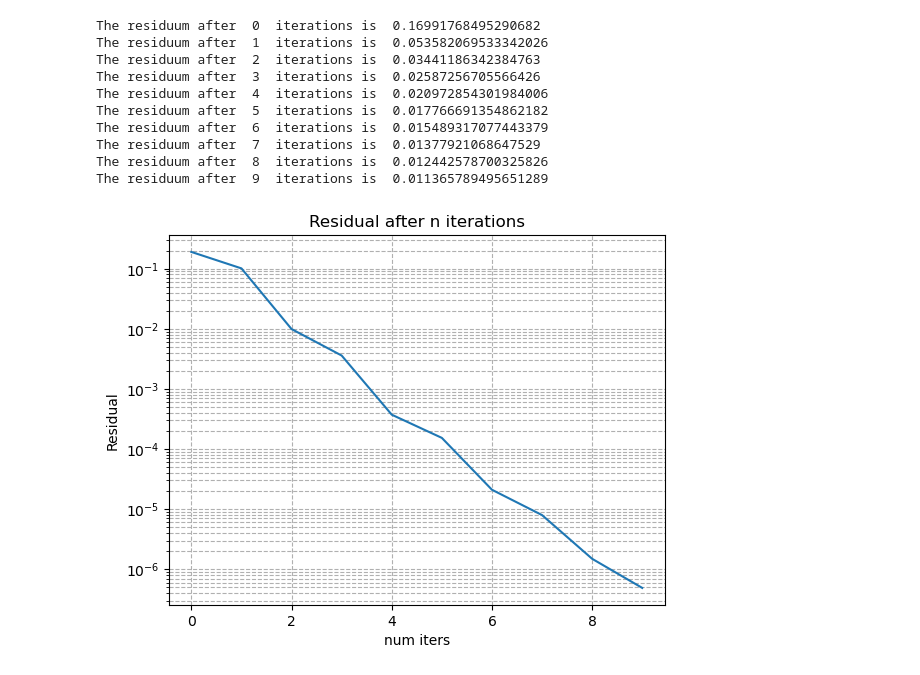
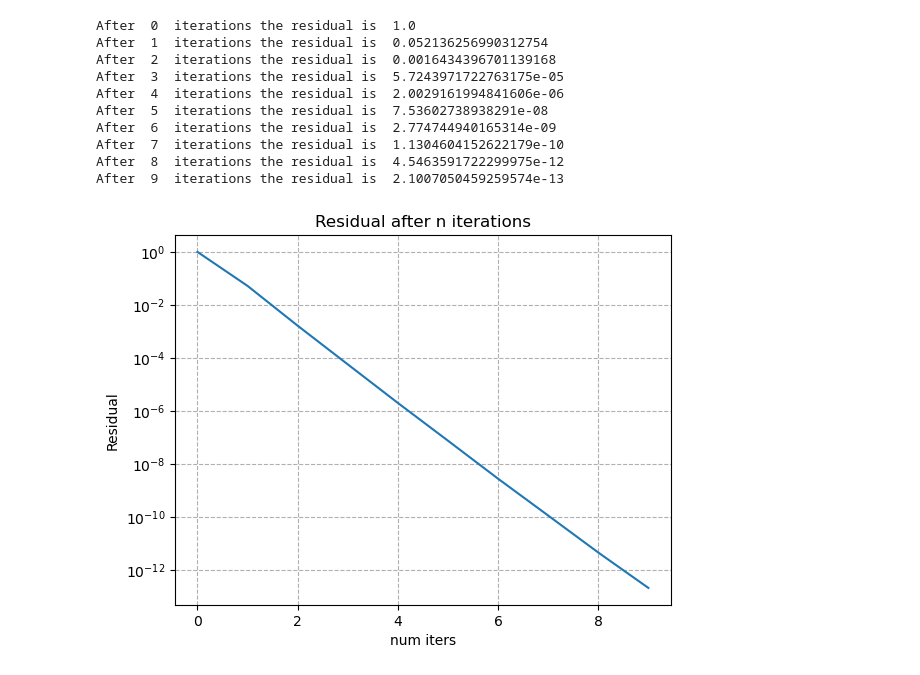
Before and after one commit to jabruniessner/multigrid, a Jupyter notebook: Data_Analysis/Multigrid_python.ipynb, the cells around one changed output. Cells and saved outputs as stored; diff of their text form; code cells hidden in the pictures.

Commit message:
Adaptation of multigrid routine
Adapted the python multigrid routine so that it can be used with
multiple levels. I also checked that it gives the same result on two
levels as before

```diff
--- a/Data_Analysis/Multigrid_python.ipynb
+++ b/Data_Analysis/Multigrid_python.ipynb
@@ -4,7 +4,7 @@ from scipy.interpolate import *
 from scipy.sparse.linalg import cg, LinearOperator
 import matplotlib.pyplot as plt
 # %%
-def apply_stencil(u):
+def apply_stencil(u, diag = 1):
     i, j, k = u.shape
     result = np.zeros_like(u)
     result[1:-1, 1:-1, 1:-1] = (
@@ -18,9 +18,9 @@ def apply_stencil(u):
 
 def compute_res(u, rhs):
     temp = apply_stencil(u)-rhs
-    return np.sqrt(np.sum(temp*temp)/ temp.size)
+    return np.sqrt(np.sum(temp*temp)) / np.sqrt(np.sum(rhs*rhs))
 
-def rb_gauss_seidel_3d(u, f, iterations=3):
+def rb_gauss_seidel_3d(u, f, diag=1, iterations=3):
     n, m, p = u.shape
     for _ in range(iterations):
         # Red update: (i + j + k) % 2 == 0
@@ -28,7 +28,7 @@ def rb_gauss_seidel_3d(u, f, iterations=3):
             for j in range(1, m - 1):
                 for k in range(1, p - 1):
                     if (i + j + k) % 2 == 0:
-                        u[i, j, k] = (1/6) * (
+                        u[i, j, k] = diag * (1/6) * (
                             u[i+1, j, k] + u[i-1, j, k] +
                             u[i, j+1, k] + u[i, j-1, k] +
                             u[i, j, k+1] + u[i, j, k-1] +
@@ -39,7 +39,7 @@ def rb_gauss_seidel_3d(u, f, iterations=3):
             for j in range(1, m - 1):
                 for k in range(1, p - 1):
                     if (i + j + k) % 2 == 1:
-                        u[i, j, k] = (1/6) * (
+                        u[i, j, k] = diag * (1/6) * (
                             u[i+1, j, k] + u[i-1, j, k] +
                             u[i, j+1, k] + u[i, j-1, k] +
                             u[i, j, k+1] + u[i, j, k-1] +
@@ -107,12 +107,12 @@ def set_boundary_conditions(u):
 shape=(3,3,3)
 
 # Matrix-vector product for flattened input
-def matvec_shape(x_flat, shape):
+def matvec_shape(x_flat, shape, factor = 2):
     x_grid = np.zeros([shape[0]+2,shape[1]+2,shape[2]+2])
     x_grid[1:-1, 1:-1, 1:-1] = x_flat.reshape(shape)
-    Ax_grid = apply_stencil(x_grid) / 4  #We need to divide by 4 in order to account for different grid steps
+    Ax_grid = apply_stencil(x_grid) / factor #We need to divide by 4 in order to account for different grid steps
     return Ax_grid[1:-1, 1:-1, 1:-1].ravel()
 
-def get_matvec_shape(shape):
-    return lambda x_flat: matvec_shape(x_flat, shape)
+def get_matvec_shape(shape, factor=2):
+    return lambda x_flat: matvec_shape(x_flat, shape, factor)
 # %%
@@ -195,31 +201,25 @@ def multigrid_2_V_cycle(base_length, num_iters):
-# %%
-#Tomorrow still need to see where the problems occur
-np.set_printoptions(precision=3)
-base_length = np.array([20,20,20])
-guess, residuals = multigrid_2_V_cycle(base_length, 10)
-
-#print(guess)
-
-xs= np.linspace(0, 10, 1)
-# %% [output]
-The residuum after  0  iterations is  0.16991768495290682
-The residuum after  1  iterations is  0.053582069533342026
-The residuum after  2  iterations is  0.03441186342384763
-The residuum after  3  iterations is  0.02587256705566426
-The residuum after  4  iterations is  0.020972854301984006
-The residuum after  5  iterations is  0.017766691354862182
-The residuum after  6  iterations is  0.015489317077443379
-The residuum after  7  iterations is  0.01377921068647529
-The residuum after  8  iterations is  0.012442578700325826
-The residuum after  9  iterations is  0.011365789495651289
 # %%
+np.set_printoptions(precision=3)
+base_length = np.array([16,16,16])
+guess, residuals = multigrid_V_cycle(base_length, [10, 1])
+
 xs= np.linspace(0, 9, 10)
 plt.xlabel("num iters")
 plt.ylabel("Residual")
 plt.title("Residual after n iterations")
 plt.yscale("log")
 plt.grid(True, which="both", linestyle='--')
 plt.plot(xs, residuals)
-plt.savefig("Residual_plot.pdf",format="pdf")
+plt.savefig("Residual_plot_new.pdf",format="pdf")
 # %% [output]
+After  0  iterations the residual is  1.0
+After  1  iterations the residual is  0.052136256990312754
+After  2  iterations the residual is  0.0016434396701139168
+After  3  iterations the residual is  5.7243971722763175e-05
+After  4  iterations the residual is  2.0029161994841606e-06
+After  5  iterations the residual is  7.53602738938291e-08
+After  6  iterations the residual is  2.774744940165314e-09
+After  7  iterations the residual is  1.1304604152622179e-10
+After  8  iterations the residual is  4.5463591722299975e-12
+After  9  iterations the residual is  2.1007050459259574e-13
-[figure, old version]
+[figure, new version]
```
Also changed, not shown: parts of 2 cells of this notebook.
